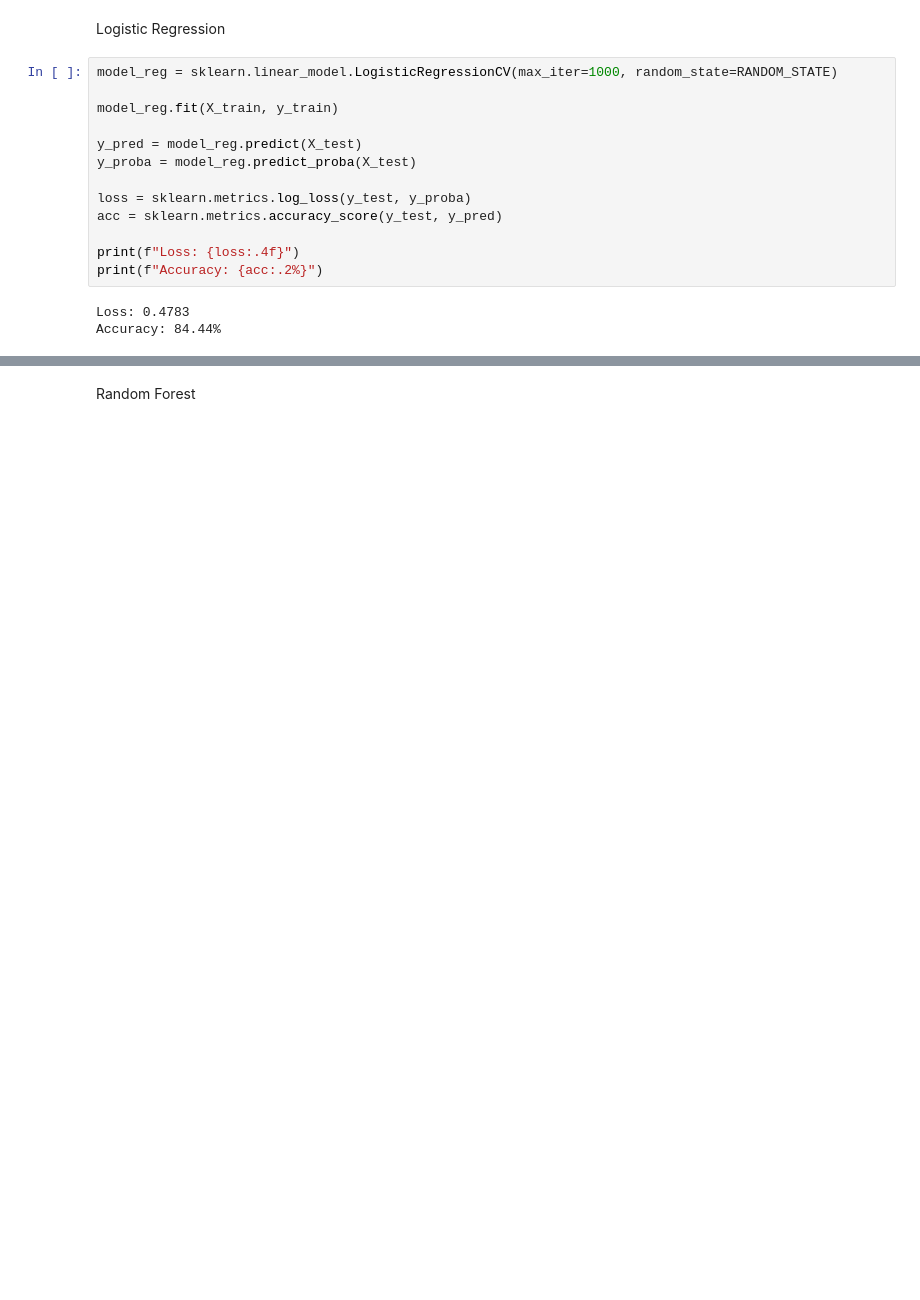
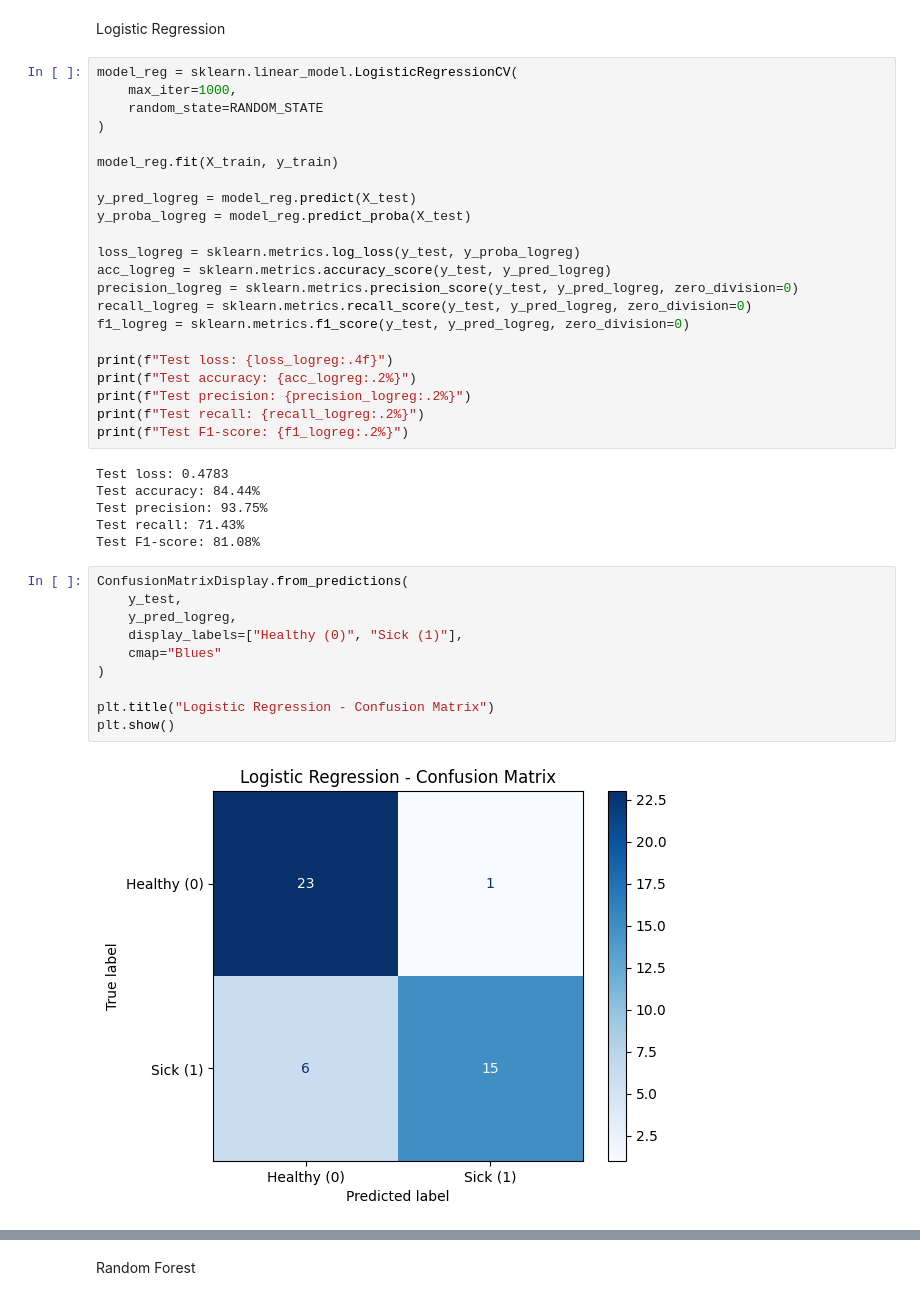
Before and after one commit to samy-bouchentouf/heart-disease-prediction, a Jupyter notebook: notebooks/model_comparison.ipynb, the cells around one changed output, grey strips where cells are left out. Drawn from its saved outputs; the diff is of its cells as text; blank space fills up the shorter version.

```diff
--- a/notebooks/model_comparison.ipynb
+++ b/notebooks/model_comparison.ipynb
@@ -253,18 +287,42 @@ weighted avg       0.86      0.84      0.84        45
 # %% [markdown]
 Logistic Regression
 # %%
-model_reg = sklearn.linear_model.LogisticRegressionCV(max_iter=1000, random_state=RANDOM_STATE)
+model_reg = sklearn.linear_model.LogisticRegressionCV(
+    max_iter=1000,
+    random_state=RANDOM_STATE
+)
 
 model_reg.fit(X_train, y_train)
 
-y_pred = model_reg.predict(X_test)
-y_proba = model_reg.predict_proba(X_test)
+y_pred_logreg = model_reg.predict(X_test)
+y_proba_logreg = model_reg.predict_proba(X_test)
 
-loss = sklearn.metrics.log_loss(y_test, y_proba)
-acc = sklearn.metrics.accuracy_score(y_test, y_pred)
+loss_logreg = sklearn.metrics.log_loss(y_test, y_proba_logreg)
+acc_logreg = sklearn.metrics.accuracy_score(y_test, y_pred_logreg)
+precision_logreg = sklearn.metrics.precision_score(y_test, y_pred_logreg, zero_division=0)
+recall_logreg = sklearn.metrics.recall_score(y_test, y_pred_logreg, zero_division=0)
+f1_logreg = sklearn.metrics.f1_score(y_test, y_pred_logreg, zero_division=0)
 
-print(f"Loss: {loss:.4f}")
-print(f"Accuracy: {acc:.2%}")
+print(f"Test loss: {loss_logreg:.4f}")
+print(f"Test accuracy: {acc_logreg:.2%}")
+print(f"Test precision: {precision_logreg:.2%}")
+print(f"Test recall: {recall_logreg:.2%}")
+print(f"Test F1-score: {f1_logreg:.2%}")
 # %% [output]
-Loss: 0.4783
-Accuracy: 84.44%
+Test loss: 0.4783
+Test accuracy: 84.44%
+Test precision: 93.75%
+Test recall: 71.43%
+Test F1-score: 81.08%
+# %%
+ConfusionMatrixDisplay.from_predictions(
+    y_test,
+    y_pred_logreg,
+    display_labels=["Healthy (0)", "Sick (1)"],
+    cmap="Blues"
+)
+
+plt.title("Logistic Regression - Confusion Matrix")
+plt.show()
+# %% [output]
+[figure, added]
```
Also changed, not shown: parts of 14 cells of this notebook.
